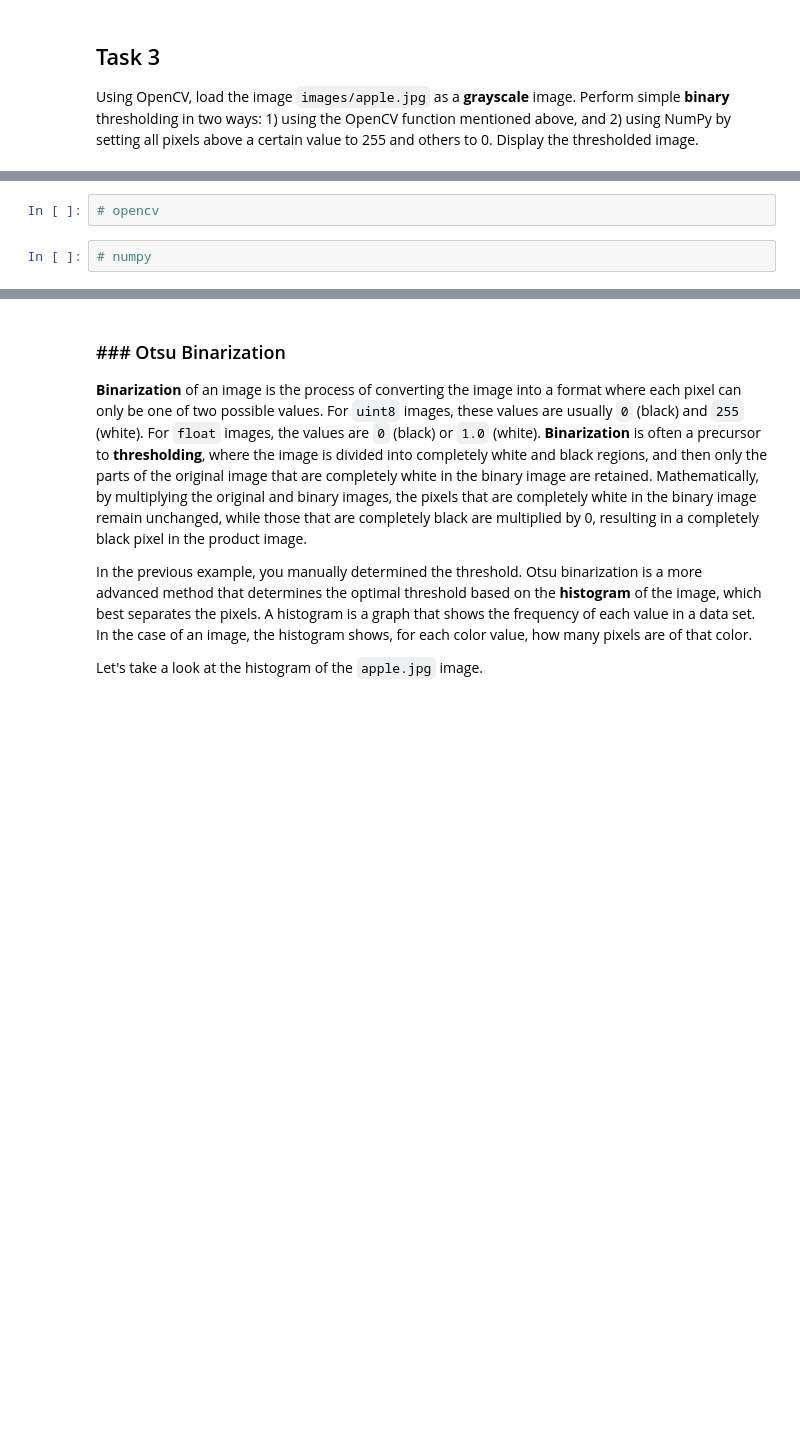
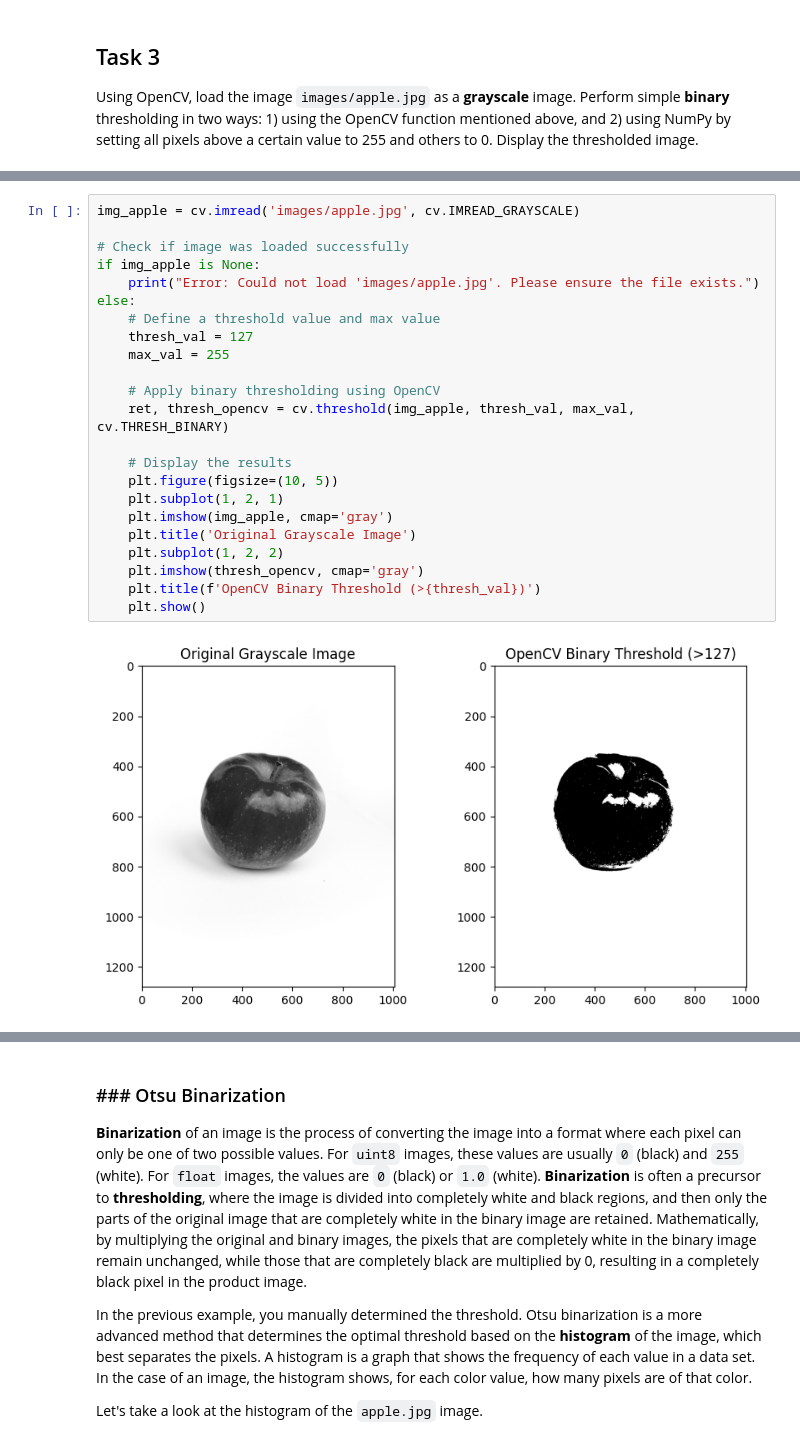
Before and after one commit to modobasic/rv-lab.vjezbe, a Jupyter notebook: lab3.ipynb, the cells around one changed output, grey strips where cells are left out. Drawn from its saved outputs; the diff is of its cells as text; blank space fills up the shorter version.

```diff
--- a/lab3.ipynb
+++ b/lab3.ipynb
@@ -116,4 +112,25 @@ cp: cannot stat 'clone/.': No such file or directory
-# %%
-# opencv
-# %%
-# numpy
+# %%
+img_apple = cv.imread('images/apple.jpg', cv.IMREAD_GRAYSCALE)
+
+# Check if image was loaded successfully
+if img_apple is None:
+    print("Error: Could not load 'images/apple.jpg'. Please ensure the file exists.")
+else:
+    # Define a threshold value and max value
+    thresh_val = 127
+    max_val = 255
+
+    # Apply binary thresholding using OpenCV
+    ret, thresh_opencv = cv.threshold(img_apple, thresh_val, max_val, cv.THRESH_BINARY)
+
+    # Display the results
+    plt.figure(figsize=(10, 5))
+    plt.subplot(1, 2, 1)
+    plt.imshow(img_apple, cmap='gray')
+    plt.title('Original Grayscale Image')
+    plt.subplot(1, 2, 2)
+    plt.imshow(thresh_opencv, cmap='gray')
+    plt.title(f'OpenCV Binary Threshold (>{thresh_val})')
+    plt.show()
+# %% [output]
+[figure, added]
```
Also changed, not shown: parts of 19 cells of this notebook.
